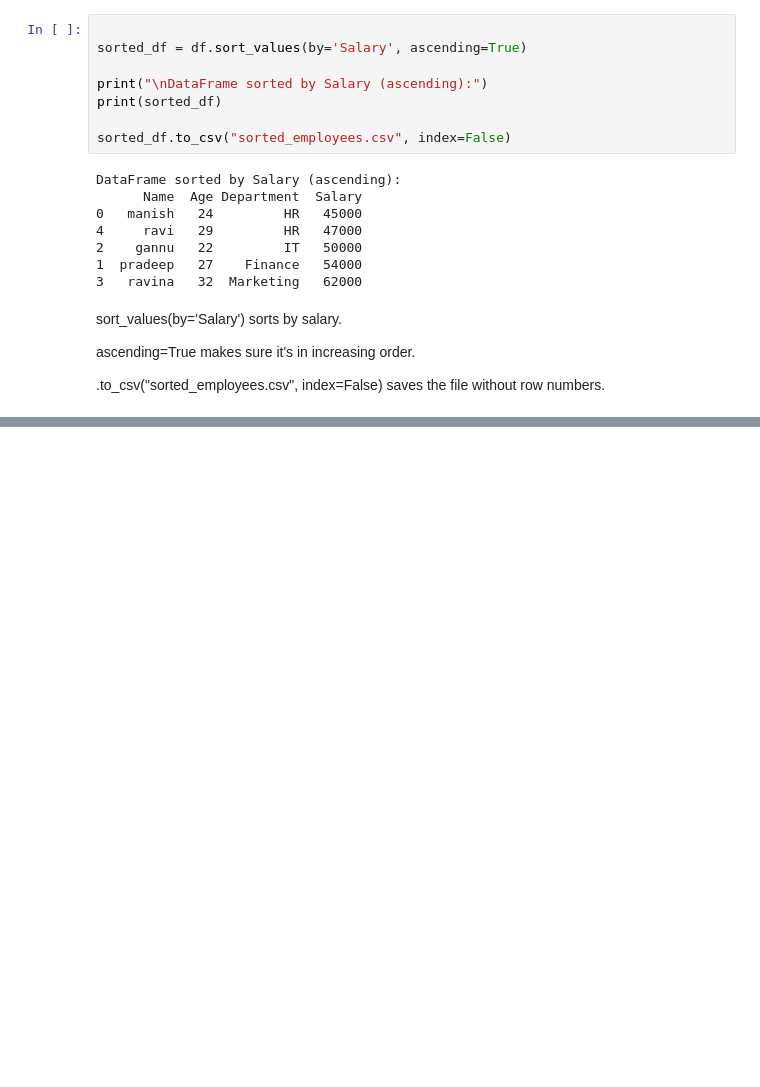
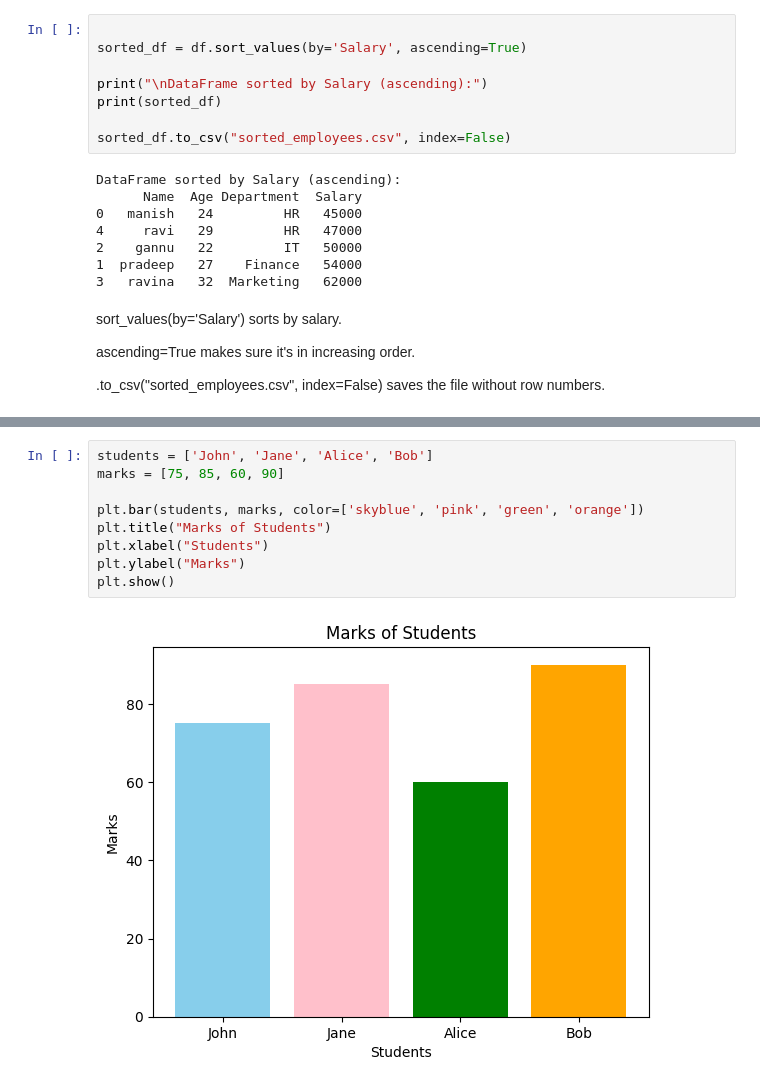
Before and after one commit to GhanshyamRegar/Employee-Management-System, a Jupyter notebook: Untitled21.ipynb, the cells around one changed output, grey strips where cells are left out. Cells and saved outputs as stored; diff of their text form; blank space fills up the shorter version.

```diff
--- a/Untitled21.ipynb
+++ b/Untitled21.ipynb
@@ -255,0 +295,11 @@ ascending=True makes sure it's in increasing order.
+# %%
+students = ['John', 'Jane', 'Alice', 'Bob']
+marks = [75, 85, 60, 90]
+
+plt.bar(students, marks, color=['skyblue', 'pink', 'green', 'orange'])
+plt.title("Marks of Students")
+plt.xlabel("Students")
+plt.ylabel("Marks")
+plt.show()
+# %% [output]
+[figure, added]
```
Also changed, not shown: parts of 10 cells of this notebook.
